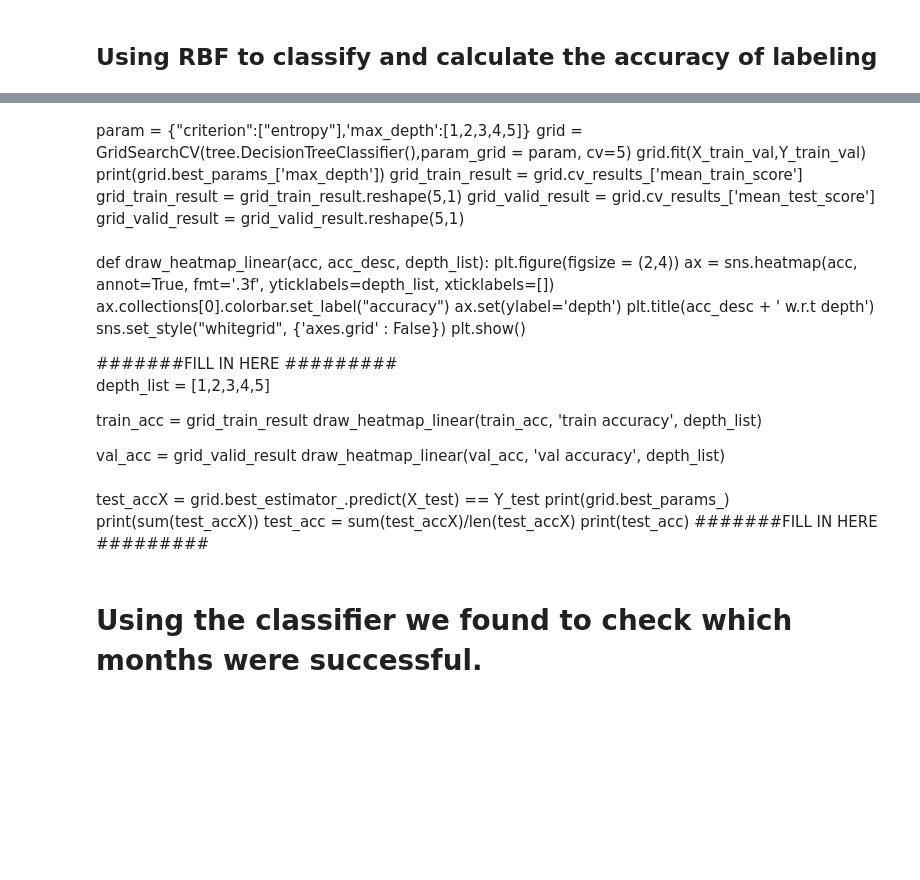
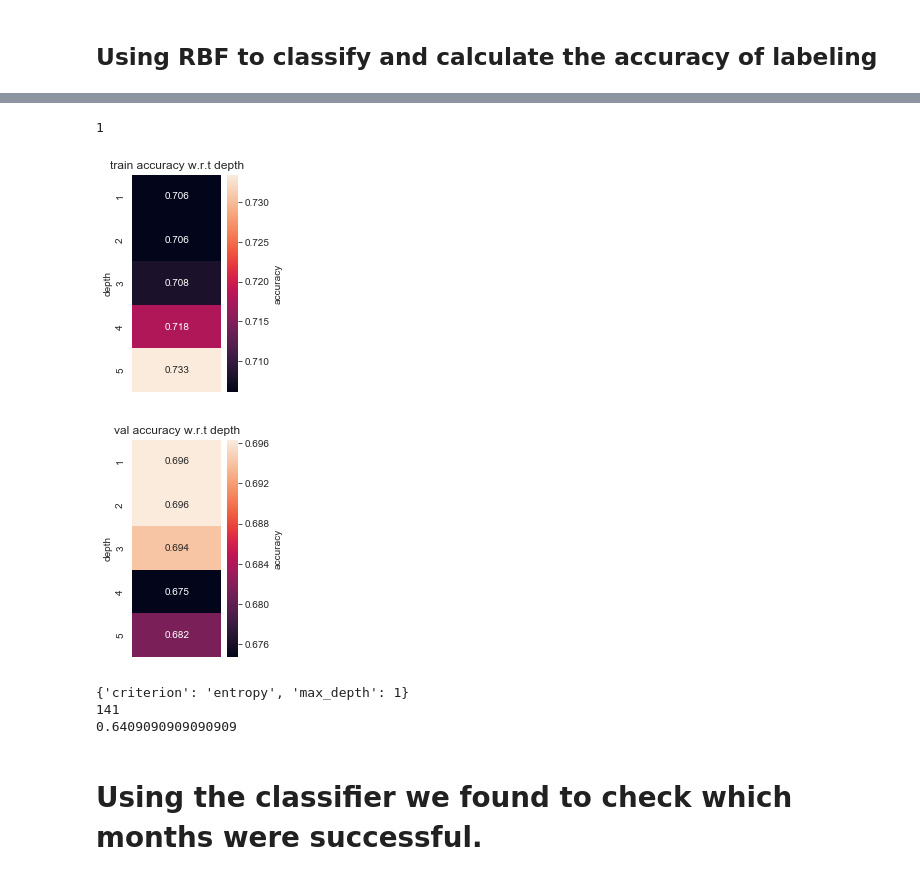
Before and after one commit to SephalTheX/Corollators, a Jupyter notebook: FinalProject.ipynb, the cells around one changed output, grey strips where cells are left out. Cells and saved outputs as stored; diff of their text form; code cells hidden in the pictures; blank space fills up the shorter version.

```diff
--- a/FinalProject.ipynb
+++ b/FinalProject.ipynb
@@ -846,37 +798,45 @@ X_train_val, X_test, Y_train_val, Y_test = train_test_split(X, Y, test_size = 0.
-# %% [markdown]
-param  = {"criterion":["entropy"],'max_depth':[1,2,3,4,5]}
-grid = GridSearchCV(tree.DecisionTreeClassifier(),param_grid = param, cv=5)
-grid.fit(X_train_val,Y_train_val)
-print(grid.best_params_['max_depth'])
-grid_train_result = grid.cv_results_['mean_train_score']
-grid_train_result = grid_train_result.reshape(5,1)
-grid_valid_result = grid.cv_results_['mean_test_score']
-grid_valid_result = grid_valid_result.reshape(5,1)
-# %% [markdown]
-def draw_heatmap_linear(acc, acc_desc, depth_list):
-    plt.figure(figsize = (2,4))
-    ax = sns.heatmap(acc, annot=True, fmt='.3f', yticklabels=depth_list, xticklabels=[])
-    ax.collections[0].colorbar.set_label("accuracy")
-    ax.set(ylabel='depth')
-    plt.title(acc_desc + ' w.r.t depth')
-    sns.set_style("whitegrid", {'axes.grid' : False})
-    plt.show()
-
-#######FILL IN HERE #########
-depth_list = [1,2,3,4,5]
-
-train_acc = grid_train_result
-draw_heatmap_linear(train_acc, 'train accuracy', depth_list)
-
-val_acc = grid_valid_result
-draw_heatmap_linear(val_acc, 'val accuracy', depth_list)
-# %% [markdown]
-test_accX = grid.best_estimator_.predict(X_test) == Y_test
-print(grid.best_params_)
-print(sum(test_accX))
-test_acc = sum(test_accX)/len(test_accX)
-print(test_acc)
-#######FILL IN HERE #########
+# %%
+param  = {"criterion":["entropy"],'max_depth':[1,2,3,4,5]}
+grid = GridSearchCV(tree.DecisionTreeClassifier(),param_grid = param, cv=5)
+grid.fit(X_train_val,Y_train_val)
+print(grid.best_params_['max_depth'])
+grid_train_result = grid.cv_results_['mean_train_score']
+grid_train_result = grid_train_result.reshape(5,1)
+grid_valid_result = grid.cv_results_['mean_test_score']
+grid_valid_result = grid_valid_result.reshape(5,1)
+# %% [output]
+1
+# %%
+def draw_heatmap_linear(acc, acc_desc, depth_list):
+    plt.figure(figsize = (2,4))
+    ax = sns.heatmap(acc, annot=True, fmt='.3f', yticklabels=depth_list, xticklabels=[])
+    ax.collections[0].colorbar.set_label("accuracy")
+    ax.set(ylabel='depth')
+    plt.title(acc_desc + ' w.r.t depth')
+    sns.set_style("whitegrid", {'axes.grid' : False})
+    plt.show()
+
+#######FILL IN HERE #########
+depth_list = [1,2,3,4,5]
+
+train_acc = grid_train_result
+draw_heatmap_linear(train_acc, 'train accuracy', depth_list)
+
+val_acc = grid_valid_result
+draw_heatmap_linear(val_acc, 'val accuracy', depth_list)
+# %% [output]
+[figure, added]
+[figure, added]
+# %%
+test_accX = grid.best_estimator_.predict(X_test) == Y_test
+print(grid.best_params_)
+print(sum(test_accX))
+test_acc = sum(test_accX)/len(test_accX)
+print(test_acc)
+# %% [output]
+{'criterion': 'entropy', 'max_depth': 1}
+141
+0.6409090909090909
 # %% [markdown]
 # Using the classifier we found to check which months were successful.
 # %%
```
Also changed, not shown: parts of 35 cells of this notebook.
